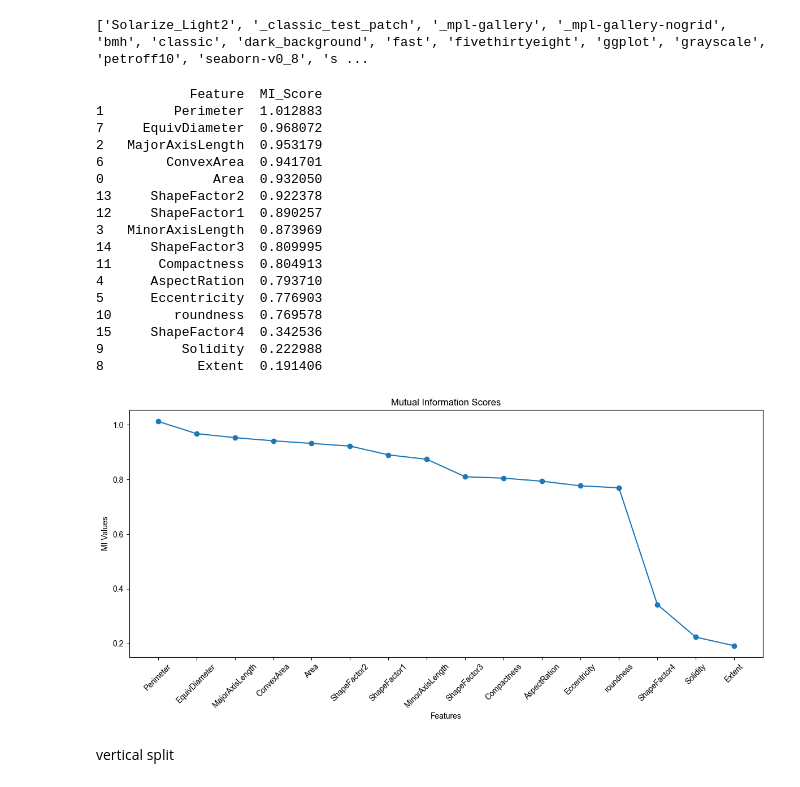
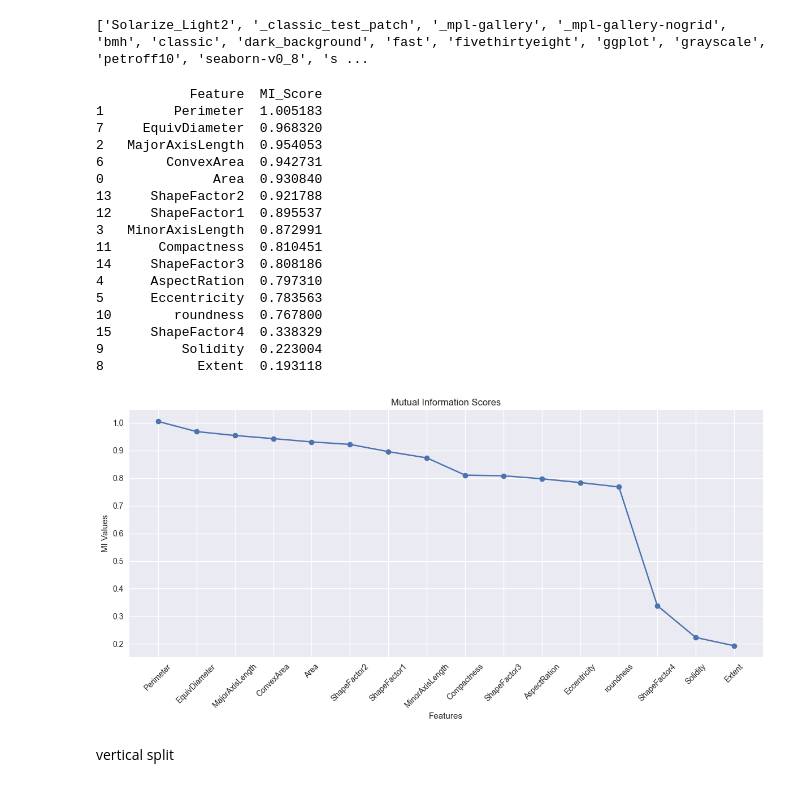
Before and after one commit to cansenturk1/ppfs_mlpart, a Jupyter notebook: mi_calculations.ipynb, the cells around one changed output. Drawn from its saved outputs; the diff is of its cells as text; code cells hidden in the pictures.

Commit message:
making True

```diff
--- a/mi_calculations.ipynb
+++ b/mi_calculations.ipynb
@@ -49,45 +49,44 @@ print(plt.style.available)
 # %%
 def mi_for_all(df_name = df, lc = label_column):
     y = df_name.iloc[:, lc]
     x = df_name.drop(df_name.columns[lc], axis=1)
-
-    mi_scores = mutual_info_classif(x, y, discrete_features=False)
+    mi_scores = mutual_info_classif(x, y, discrete_features=True)
     mi_df = pd.DataFrame({"Feature": x.columns, "MI_Score": mi_scores}).sort_values(by="MI_Score", ascending=False)
     print(mi_df)
 
     # Create line plot
     fig, ax = plt.subplots(figsize=(12, 6))
     ax.plot(mi_df["Feature"], mi_df["MI_Score"], marker='o')
     ax.set_xlabel("Features")
     ax.set_ylabel("MI Values")
     ax.set_title("Mutual Information Scores")
     plt.style.use('seaborn-v0_8')
     plt.xticks(rotation=45)
     plt.tight_layout()
     plt.show()
 
     return x,y,mi_df
 
 x,y,mi_df= mi_for_all()
 # %% [output]
             Feature  MI_Score
-1         Perimeter  1.012883
-7     EquivDiameter  0.968072
-2   MajorAxisLength  0.953179
-6        ConvexArea  0.941701
-0              Area  0.932050
-13     ShapeFactor2  0.922378
-12     ShapeFactor1  0.890257
-3   MinorAxisLength  0.873969
-14     ShapeFactor3  0.809995
-11      Compactness  0.804913
-4      AspectRation  0.793710
-5      Eccentricity  0.776903
-10        roundness  0.769578
-15     ShapeFactor4  0.342536
-9          Solidity  0.222988
-8            Extent  0.191406
+1         Perimeter  1.005183
+7     EquivDiameter  0.968320
+2   MajorAxisLength  0.954053
+6        ConvexArea  0.942731
+0              Area  0.930840
+13     ShapeFactor2  0.921788
+12     ShapeFactor1  0.895537
+3   MinorAxisLength  0.872991
+11      Compactness  0.810451
+14     ShapeFactor3  0.808186
+4      AspectRation  0.797310
+5      Eccentricity  0.783563
+10        roundness  0.767800
+15     ShapeFactor4  0.338329
+9          Solidity  0.223004
+8            Extent  0.193118
-[figure, old version]
+[figure, new version]
 # %% [markdown]
 vertical split
 # %%
```
Also changed, not shown: parts of 2 cells of this notebook.
